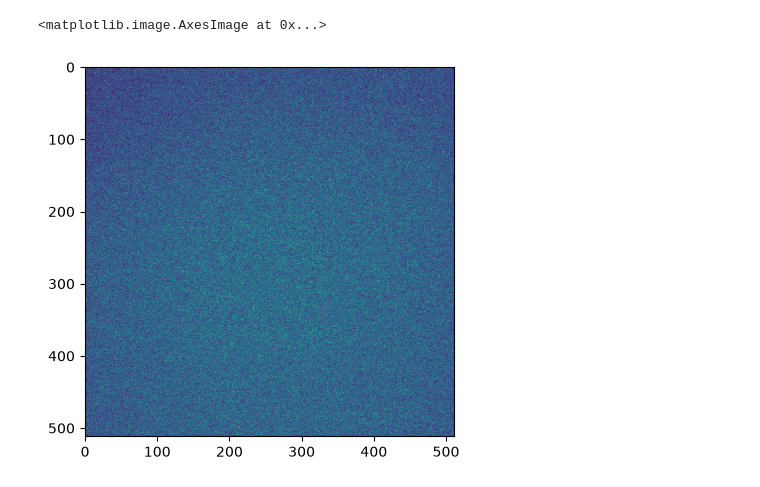
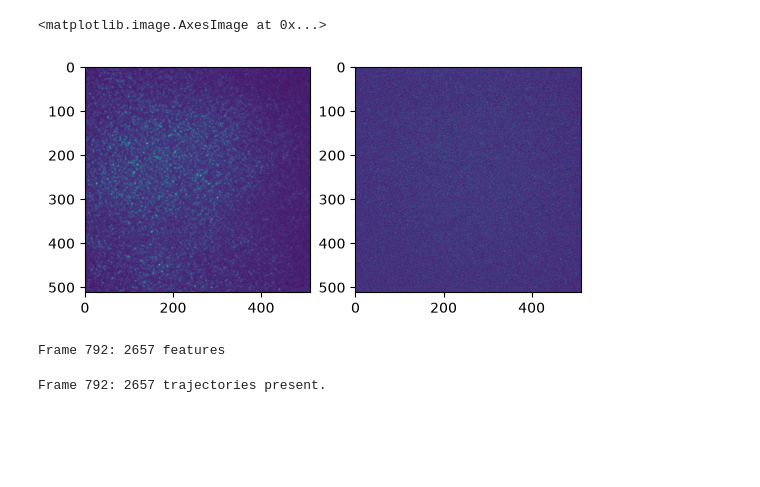
Before and after one commit to leslielab/GCRC-cluster-hckthn, a Jupyter notebook: interactive.ipynb, the cells around one changed output. Drawn from its saved outputs; the diff is of its cells as text; code cells hidden in the pictures; blank space fills up the shorter version.

```diff
--- a/interactive.ipynb
+++ b/interactive.ipynb
@@ -1,7 +1,10 @@
 # %%
 from src.toolsjasinski._parse_video import parse_video
+import numpy as np
+import matplotlib.pyplot as plt
+import csv
 
-path = r'src\toolsjasinski\tests\Count00000_Channelred,green_Seq0000.nd2'
+path = r'src\toolsjasinski\tests\ALEX_Nanowells_10mWRL_50mWGL_3MM_2min.nd2'
 
 video = parse_video(path)
 # print(video.attributes)
@@ -38,5 +34,8 @@ video.metadata
 # %%
-plt.imshow(video[3,0,0,:,:])
+F = 5
+fig, (ax1, ax2) = plt.subplots(1, 2)
+ax1.imshow(np.array(video[F,0,0,:,:]))
+ax2.imshow(np.array(video[F,1,0,:,:]))
 # %% [output]
 <matplotlib.image.AxesImage at 0x...>
-[figure, old version]
+[figure, new version]
@@ -42,0 +114,12 @@ plt.imshow(video[3,0,0,:,:])
+# %%
+import trackpy as tp
+
+trackDD = tp.batch(alexFlags['donorCam_donor'], diameter=5)
+trackAD = tp.batch(alexFlags['acceptorCam_donor'], diameter=5)
+# %% [output]
+Frame 792: 2657 features
+# %%
+t = tp.link(trackDD, 5, memory = 3)
+f = tp.link(trackAD, 5, memory = 3)
+# %% [output]
+Frame 792: 2657 trajectories present.
```
Also changed, not shown: parts of 10 cells of this notebook, 13 other files.
